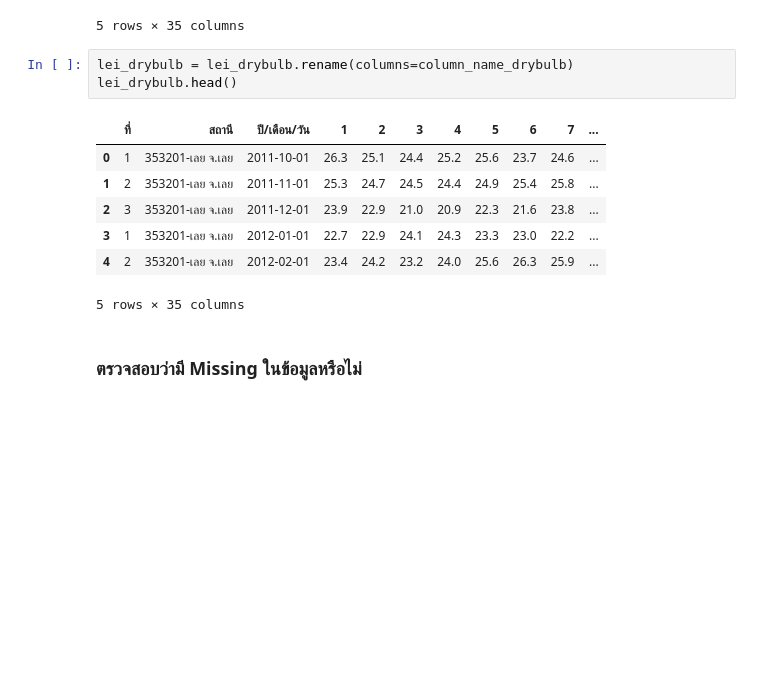
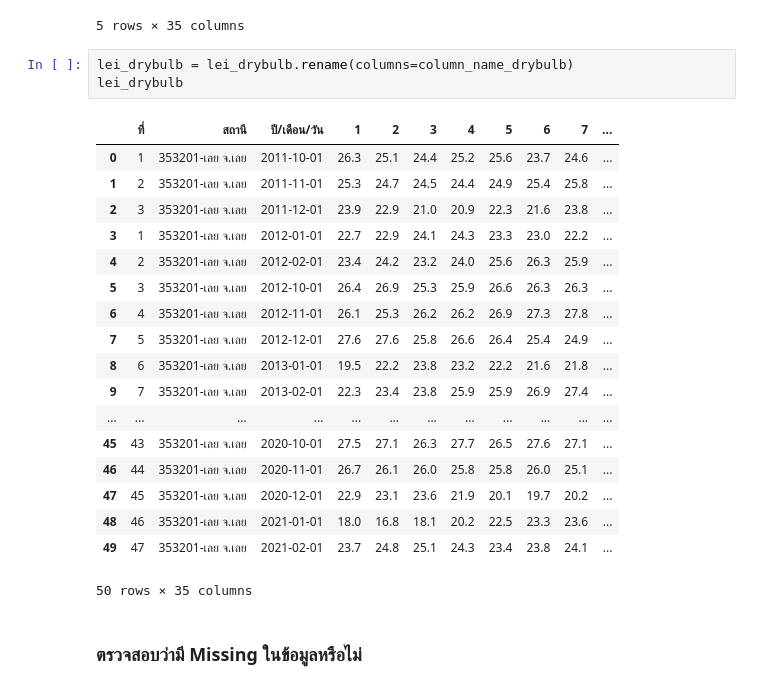
Before and after one commit to ThitipornJaiaue/BSC_DPDM23, a Jupyter notebook: midterm_bscdpdm23.ipynb, the cells around one changed output. Saved outputs shown, nothing was run; the diff lists cells and outputs as text; blank space fills up the shorter version.

```diff
--- a/midterm_bscdpdm23.ipynb
+++ b/midterm_bscdpdm23.ipynb
@@ -1883,15 +1995,26 @@ nki_drybulb.head()
 5 rows × 35 columns
 # %%
 lei_drybulb = lei_drybulb.rename(columns=column_name_drybulb)
-lei_drybulb.head()
+lei_drybulb
 # %% [output]
 |  | ที่ | สถานี | ปี/เดือน/วัน | 1 | 2 | 3 | 4 | 5 | 6 | 7 | ... |
 | 0 | 1 | 353201-เลย จ.เลย | 2011-10-01 | 26.3 | 25.1 | 24.4 | 25.2 | 25.6 | 23.7 | 24.6 | ... |
 | 1 | 2 | 353201-เลย จ.เลย | 2011-11-01 | 25.3 | 24.7 | 24.5 | 24.4 | 24.9 | 25.4 | 25.8 | ... |
 | 2 | 3 | 353201-เลย จ.เลย | 2011-12-01 | 23.9 | 22.9 | 21.0 | 20.9 | 22.3 | 21.6 | 23.8 | ... |
 | 3 | 1 | 353201-เลย จ.เลย | 2012-01-01 | 22.7 | 22.9 | 24.1 | 24.3 | 23.3 | 23.0 | 22.2 | ... |
 | 4 | 2 | 353201-เลย จ.เลย | 2012-02-01 | 23.4 | 24.2 | 23.2 | 24.0 | 25.6 | 26.3 | 25.9 | ... |
+| 5 | 3 | 353201-เลย จ.เลย | 2012-10-01 | 26.4 | 26.9 | 25.3 | 25.9 | 26.6 | 26.3 | 26.3 | ... |
+| 6 | 4 | 353201-เลย จ.เลย | 2012-11-01 | 26.1 | 25.3 | 26.2 | 26.2 | 26.9 | 27.3 | 27.8 | ... |
+| 7 | 5 | 353201-เลย จ.เลย | 2012-12-01 | 27.6 | 27.6 | 25.8 | 26.6 | 26.4 | 25.4 | 24.9 | ... |
+| 8 | 6 | 353201-เลย จ.เลย | 2013-01-01 | 19.5 | 22.2 | 23.8 | 23.2 | 22.2 | 21.6 | 21.8 | ... |
+| 9 | 7 | 353201-เลย จ.เลย | 2013-02-01 | 22.3 | 23.4 | 23.8 | 25.9 | 25.9 | 26.9 | 27.4 | ... |
+| ... | ... | ... | ... | ... | ... | ... | ... | ... | ... | ... | ... |
+| 45 | 43 | 353201-เลย จ.เลย | 2020-10-01 | 27.5 | 27.1 | 26.3 | 27.7 | 26.5 | 27.6 | 27.1 | ... |
+| 46 | 44 | 353201-เลย จ.เลย | 2020-11-01 | 26.7 | 26.1 | 26.0 | 25.8 | 25.8 | 26.0 | 25.1 | ... |
+| 47 | 45 | 353201-เลย จ.เลย | 2020-12-01 | 22.9 | 23.1 | 23.6 | 21.9 | 20.1 | 19.7 | 20.2 | ... |
+| 48 | 46 | 353201-เลย จ.เลย | 2021-01-01 | 18.0 | 16.8 | 18.1 | 20.2 | 22.5 | 23.3 | 23.6 | ... |
+| 49 | 47 | 353201-เลย จ.เลย | 2021-02-01 | 23.7 | 24.8 | 25.1 | 24.3 | 23.4 | 23.8 | 24.1 | ... |
-5 rows × 35 columns
+50 rows × 35 columns
 # %% [markdown]
 ### ตรวจสอบว่ามี Missing ในข้อมูลหรือไม่
 # %%
```
Also changed, not shown: parts of 33 cells of this notebook.
